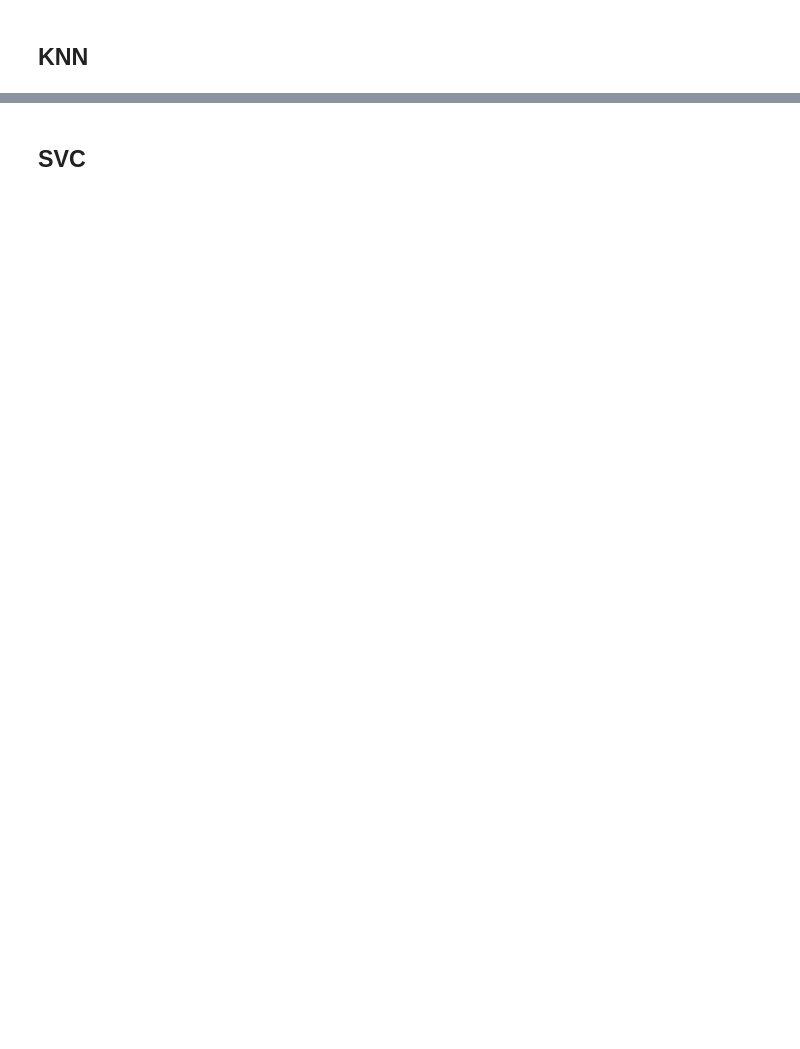
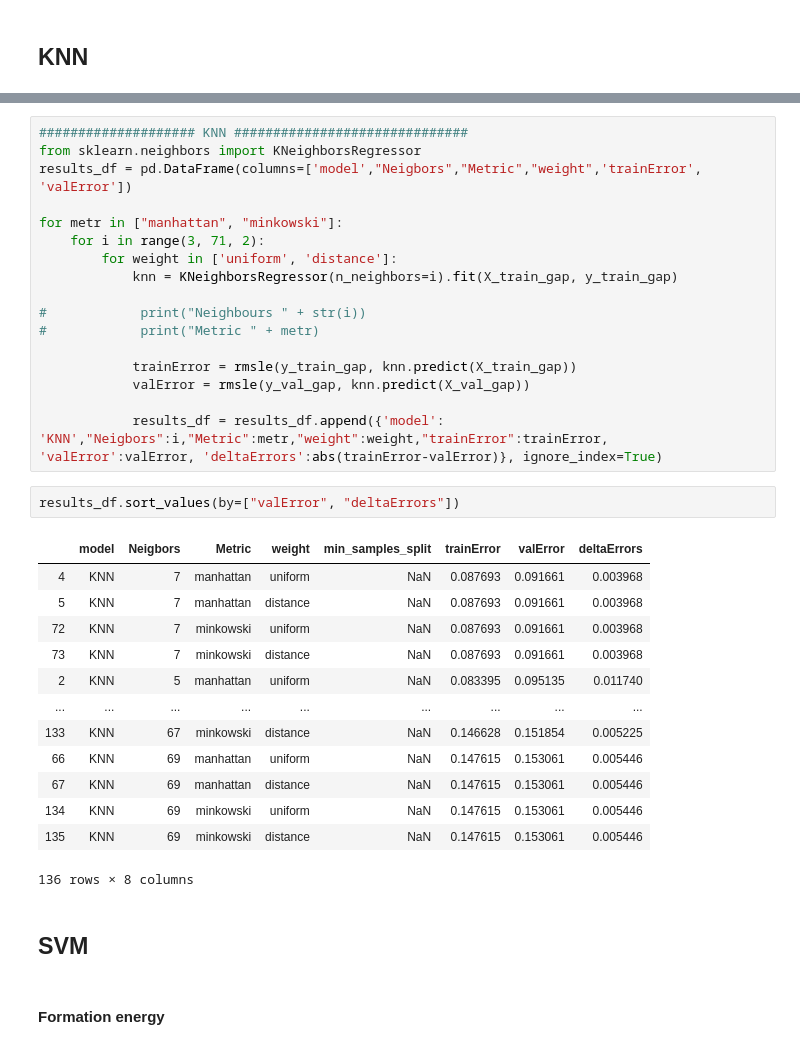
Before and after one commit to taidopurason/nomad2018, a Jupyter notebook: Model Training Heigo.ipynb, the cells around one changed output, grey strips where cells are left out. Drawn from its saved outputs; the diff is of its cells as text; blank space fills up the shorter version.

```diff
--- a/Model Training Heigo.ipynb
+++ b/Model Training Heigo.ipynb
@@ -154,2 +200,37 @@ results_df.sort_values(by=["valError", "deltaErrors"])
+# %%
+#################### KNN ##############################
+from sklearn.neighbors import KNeighborsRegressor
+results_df = pd.DataFrame(columns=['model',"Neigbors","Metric","weight",'trainError', 'valError'])
+
+for metr in ["manhattan", "minkowski"]:
+    for i in range(3, 71, 2):
+        for weight in ['uniform', 'distance']:
+            knn = KNeighborsRegressor(n_neighbors=i).fit(X_train_gap, y_train_gap)
+
+#            print("Neighbours " + str(i))
+#            print("Metric " + metr)
+
+            trainError = rmsle(y_train_gap, knn.predict(X_train_gap))
+            valError = rmsle(y_val_gap, knn.predict(X_val_gap))
+
+            results_df = results_df.append({'model': 'KNN',"Neigbors":i,"Metric":metr,"weight":weight,"trainError":trainError, 'valError':valError, 'deltaErrors':abs(trainError-valError)}, ignore_index=True)
+# %%
+results_df.sort_values(by=["valError", "deltaErrors"])
+# %% [output]
+|  | model | Neigbors | Metric | weight | min_samples_split | trainError | valError | deltaErrors |
+| 4 | KNN | 7 | manhattan | uniform | NaN | 0.087693 | 0.091661 | 0.003968 |
+| 5 | KNN | 7 | manhattan | distance | NaN | 0.087693 | 0.091661 | 0.003968 |
+| 72 | KNN | 7 | minkowski | uniform | NaN | 0.087693 | 0.091661 | 0.003968 |
+| 73 | KNN | 7 | minkowski | distance | NaN | 0.087693 | 0.091661 | 0.003968 |
+| 2 | KNN | 5 | manhattan | uniform | NaN | 0.083395 | 0.095135 | 0.011740 |
+| ... | ... | ... | ... | ... | ... | ... | ... | ... |
+| 133 | KNN | 67 | minkowski | distance | NaN | 0.146628 | 0.151854 | 0.005225 |
+| 66 | KNN | 69 | manhattan | uniform | NaN | 0.147615 | 0.153061 | 0.005446 |
+| 67 | KNN | 69 | manhattan | distance | NaN | 0.147615 | 0.153061 | 0.005446 |
+| 134 | KNN | 69 | minkowski | uniform | NaN | 0.147615 | 0.153061 | 0.005446 |
+| 135 | KNN | 69 | minkowski | distance | NaN | 0.147615 | 0.153061 | 0.005446 |
+136 rows × 8 columns
 # %% [markdown]
-## SVC
+## SVM
+# %% [markdown]
+#### Formation energy
```
Also changed, not shown: parts of 12 cells of this notebook.
